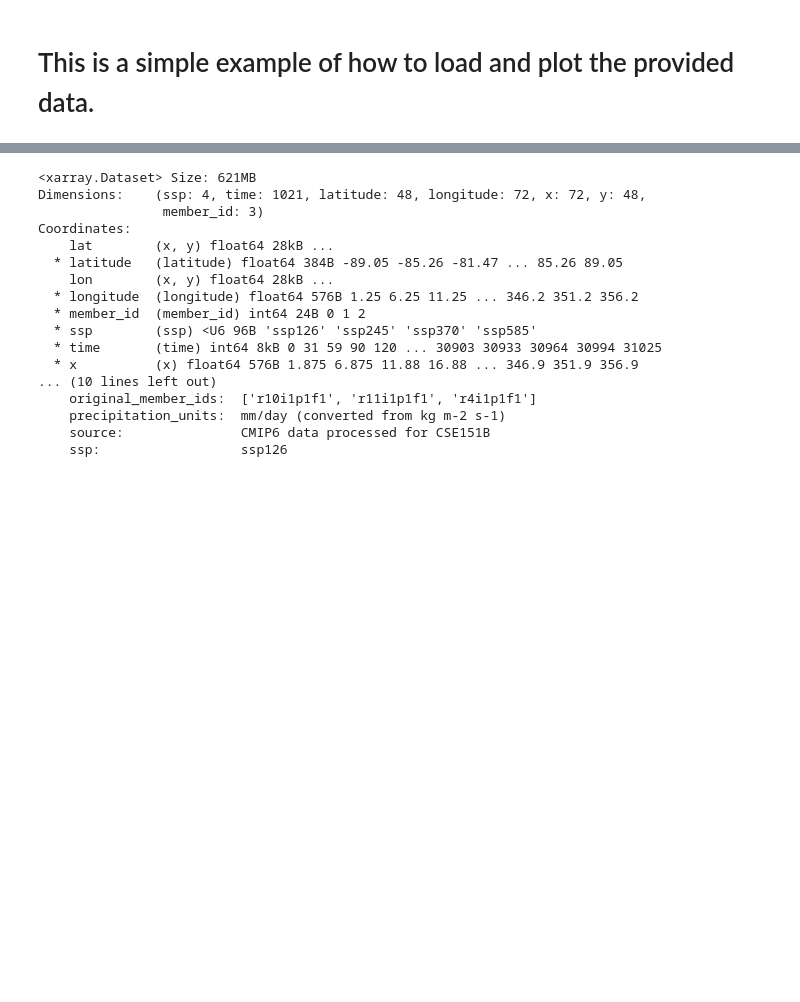
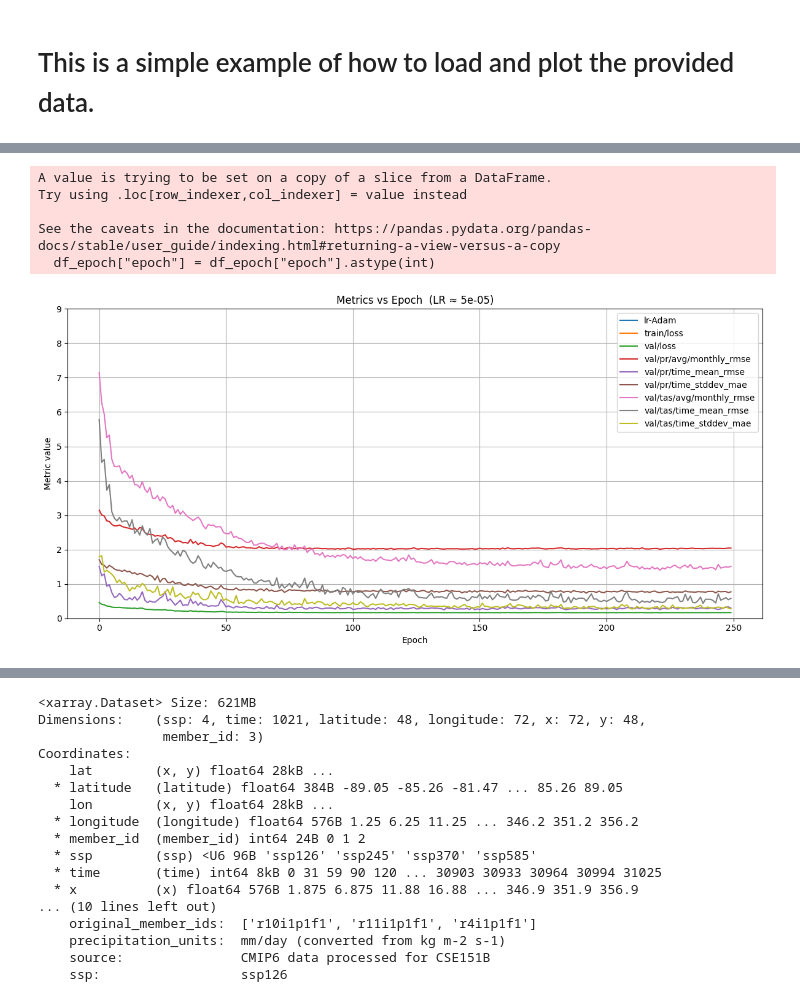
Before and after one commit to SamvathnaEm/cse151b-spring2025-competition, a Jupyter notebook: notebooks/data-exploration-basic.ipynb, the cells around one changed output, grey strips where cells are left out. Drawn from its saved outputs; the diff is of its cells as text; code cells hidden in the pictures; blank space fills up the shorter version.

Commit message:
Added wandb, updated ipynb to graph runs

```diff
--- a/notebooks/data-exploration-basic.ipynb
+++ b/notebooks/data-exploration-basic.ipynb
@@ -3,3 +9,65 @@
+# %%
+import os
+import pandas as pd
+import matplotlib.pyplot as plt
+
+# === CONFIG ===
+log_dir = "../outputs/2025-04-28/lr5e-4_Epoch250/lightning_logs"  # folder where your logs are stored
+version = "version_0"       # ← e.g. "version_0", "version_1", etc.
+
+# === LOAD & PROCESS ===
+metrics_path = os.path.join(log_dir, version, "metrics.csv")
+df = pd.read_csv(metrics_path)
+
+# 0) Auto-detect your LR column (e.g. "lr-Adam")
+lr_cols = [c for c in df.columns if "lr" in c.lower()]
+if not lr_cols:
+    learning_rate = "?"
+else:
+    # take the first lr-column and grab its first (constant) value
+    lr_col = lr_cols[0]
+    learning_rate = df[lr_col].iloc[0]
+
+# 1) Keep only rows with a valid epoch
+df = df[df["epoch"].notna()]
+
+# 2) Sort by epoch→step, then keep the *last* row per epoch
+#    (that way you capture val/test logs which Lightning emits at end-of-epoch)
+df = df.sort_values(["epoch", "step"])
+df_epoch = df.drop_duplicates(subset=["epoch"], keep="last")
+df_epoch["epoch"] = df_epoch["epoch"].astype(int)
+
+
+
+#learning_rate = 0.5
+
+# 4) Which columns are metrics?  Drop the generic ones
+non_metrics = {"step", "epoch", "timestamp"}
+metric_cols = [c for c in df_epoch.columns if c not in non_metrics]
+
+# === PLOT ===
+plt.figure(figsize=(12, 6))
+for col in metric_cols:
+    plt.plot(df_epoch["epoch"], df_epoch[col], label=col)
+
+plt.xlabel("Epoch")
+plt.ylabel("Metric value")
+plt.title(f"Metrics vs Epoch  (LR ≈ {learning_rate})")
+plt.legend(loc="best")
+plt.grid(True)
+
+# Uncomment and adjust the next line if you want fixed vertical range:
+plt.ylim(0, 9)  # e.g., set y between 0 and 1
+
+plt.tight_layout()
+plt.show()
+# %% [output]
+A value is trying to be set on a copy of a slice from a DataFrame.
+Try using .loc[row_indexer,col_indexer] = value instead
+
+See the caveats in the documentation: https://pandas.pydata.org/pandas-docs/stable/user_guide/indexing.html#returning-a-view-versus-a-copy
+  df_epoch["epoch"] = df_epoch["epoch"].astype(int)
+[figure, added]
 # %%
 !pip install -r "../requirements.txt"
 # %% [output]
```
Also changed, not shown: parts of 1 cell of this notebook, 1 other file.
